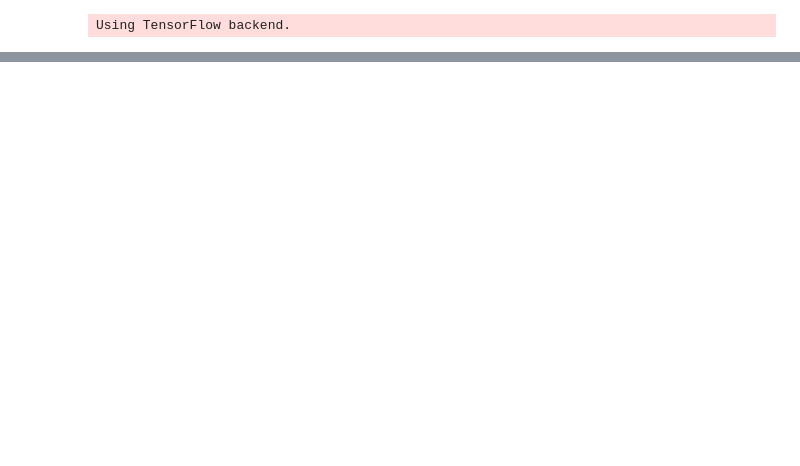
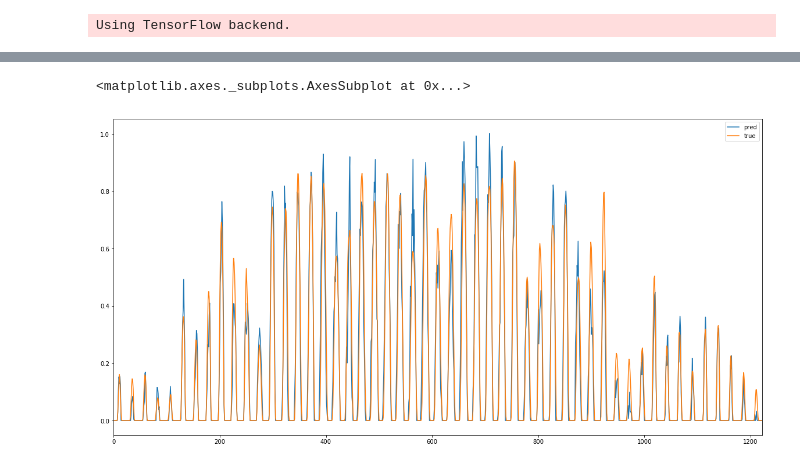
Before and after one commit to Octiembre80/DA-electricity-price-forecasting, a Jupyter notebook: renewables_model.ipynb, the cells around one changed output, grey strips where cells are left out. Cells and saved outputs as stored; diff of their text form; code cells hidden in the pictures; blank space fills up the shorter version.

```diff
--- a/renewables_model.ipynb
+++ b/renewables_model.ipynb
@@ -206,3 +235,8 @@ df.plot(figsize=(20,10))
+# %%
+df.plot(figsize=(20,10))
+# %% [output]
+<matplotlib.axes._subplots.AxesSubplot at 0x...>
+[figure, added]
 # %%
 pd.DataFrame(hist.history).plot(figsize=(12, 8))
 # %% [output]
```
Also changed, not shown: parts of 19 cells of this notebook, 1 other file.
